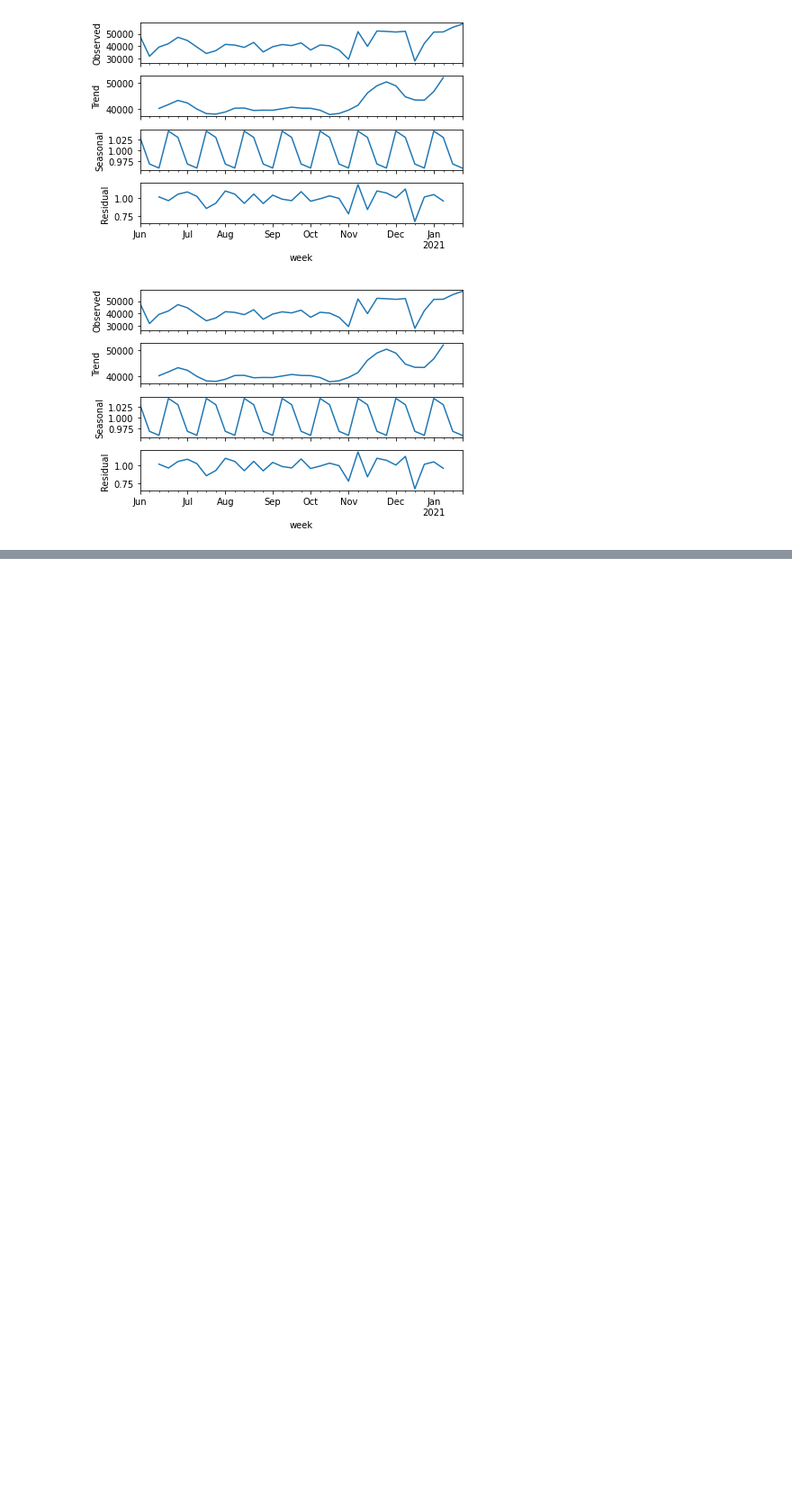
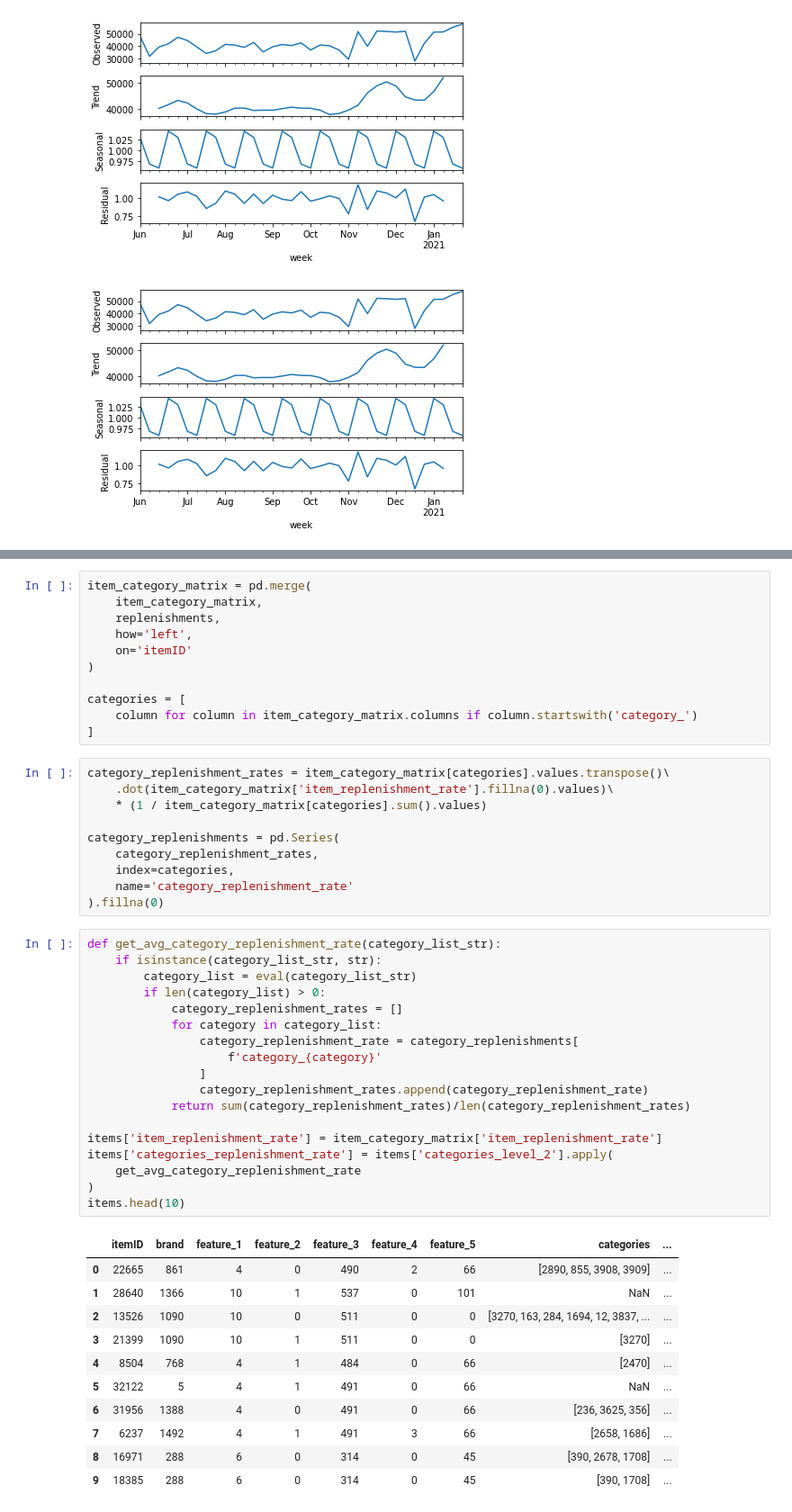
Before and after one commit to simranbhurat/DM2-Project, a Jupyter notebook: eda/DMC_EDA_Categories.ipynb, the cells around one changed output, grey strips where cells are left out. Shown at 90% size. Cells and saved outputs as stored; diff of their text form; blank space fills up the shorter version.

```diff
--- a/eda/DMC_EDA_Categories.ipynb
+++ b/eda/DMC_EDA_Categories.ipynb
@@ -484,0 +551,51 @@ decomposition.plot()
+# %%
+item_category_matrix = pd.merge(
+    item_category_matrix,
+    replenishments,
+    how='left',
+    on='itemID'
+)
+
+categories = [
+    column for column in item_category_matrix.columns if column.startswith('category_')
+]
+# %%
+category_replenishment_rates = item_category_matrix[categories].values.transpose()\
+    .dot(item_category_matrix['item_replenishment_rate'].fillna(0).values)\
+    * (1 / item_category_matrix[categories].sum().values)
+
+category_replenishments = pd.Series(
+    category_replenishment_rates,
+    index=categories,
+    name='category_replenishment_rate'
+).fillna(0)
+# %%
+def get_avg_category_replenishment_rate(category_list_str):
+    if isinstance(category_list_str, str):
+        category_list = eval(category_list_str)
+        if len(category_list) > 0:
+            category_replenishment_rates = []
+            for category in category_list:
+                category_replenishment_rate = category_replenishments[
+                    f'category_{category}'
+                ]
+                category_replenishment_rates.append(category_replenishment_rate)
+            return sum(category_replenishment_rates)/len(category_replenishment_rates)
+
+items['item_replenishment_rate'] = item_category_matrix['item_replenishment_rate']
+items['categories_replenishment_rate'] = items['categories_level_2'].apply(
+    get_avg_category_replenishment_rate
+)
+items.head(10)
+# %% [output]
+|  | itemID | brand | feature_1 | feature_2 | feature_3 | feature_4 | feature_5 | categories | ... |
+| 0 | 22665 | 861 | 4 | 0 | 490 | 2 | 66 | [2890, 855, 3908, 3909] | ... |
+| 1 | 28640 | 1366 | 10 | 1 | 537 | 0 | 101 | NaN | ... |
+| 2 | 13526 | 1090 | 10 | 0 | 511 | 0 | 0 | [3270, 163, 284, 1694, 12, 3837, ... | ... |
+| 3 | 21399 | 1090 | 10 | 1 | 511 | 0 | 0 | [3270] | ... |
+| 4 | 8504 | 768 | 4 | 1 | 484 | 0 | 66 | [2470] | ... |
+| 5 | 32122 | 5 | 4 | 1 | 491 | 0 | 66 | NaN | ... |
+| 6 | 31956 | 1388 | 4 | 0 | 491 | 0 | 66 | [236, 3625, 356] | ... |
+| 7 | 6237 | 1492 | 4 | 1 | 491 | 3 | 66 | [2658, 1686] | ... |
+| 8 | 16971 | 288 | 6 | 0 | 314 | 0 | 45 | [390, 2678, 1708] | ... |
+| 9 | 18385 | 288 | 6 | 0 | 314 | 0 | 45 | [390, 1708] | ... |
```
Also changed, not shown: parts of 13 cells of this notebook.
